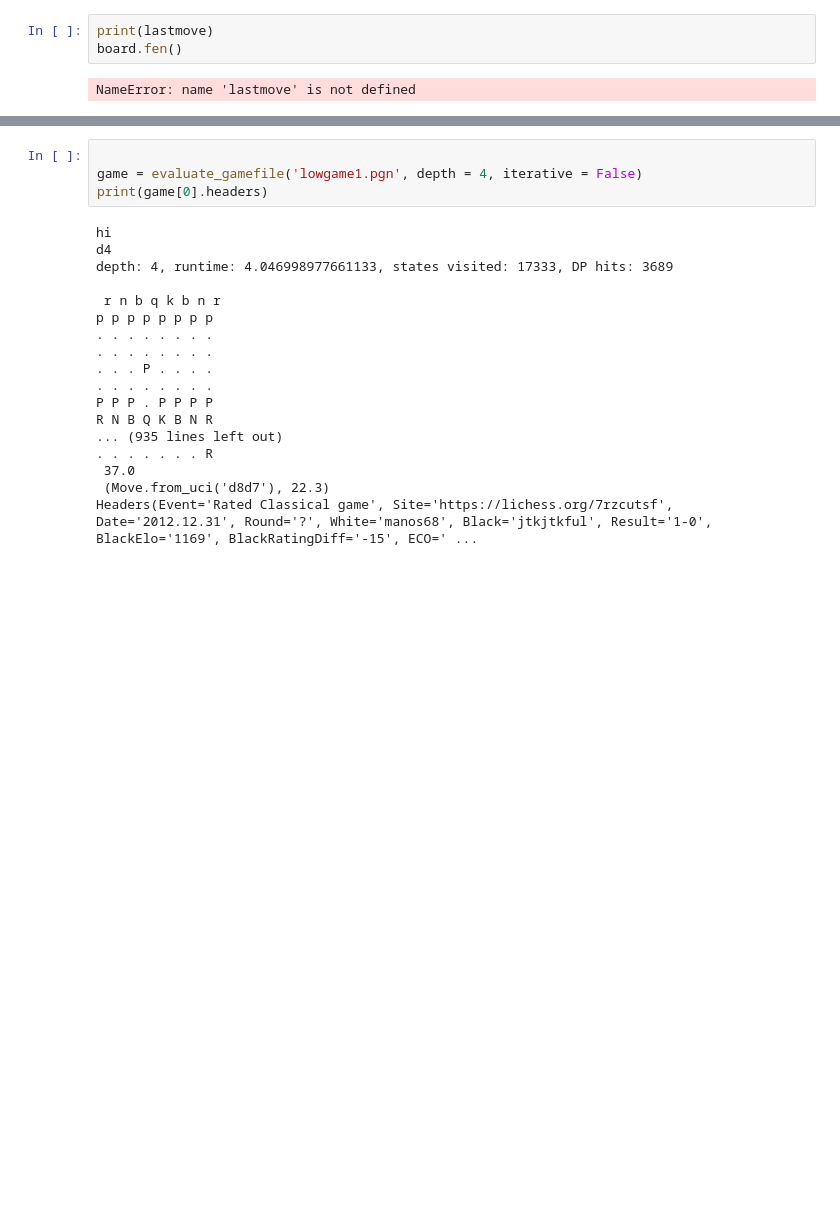
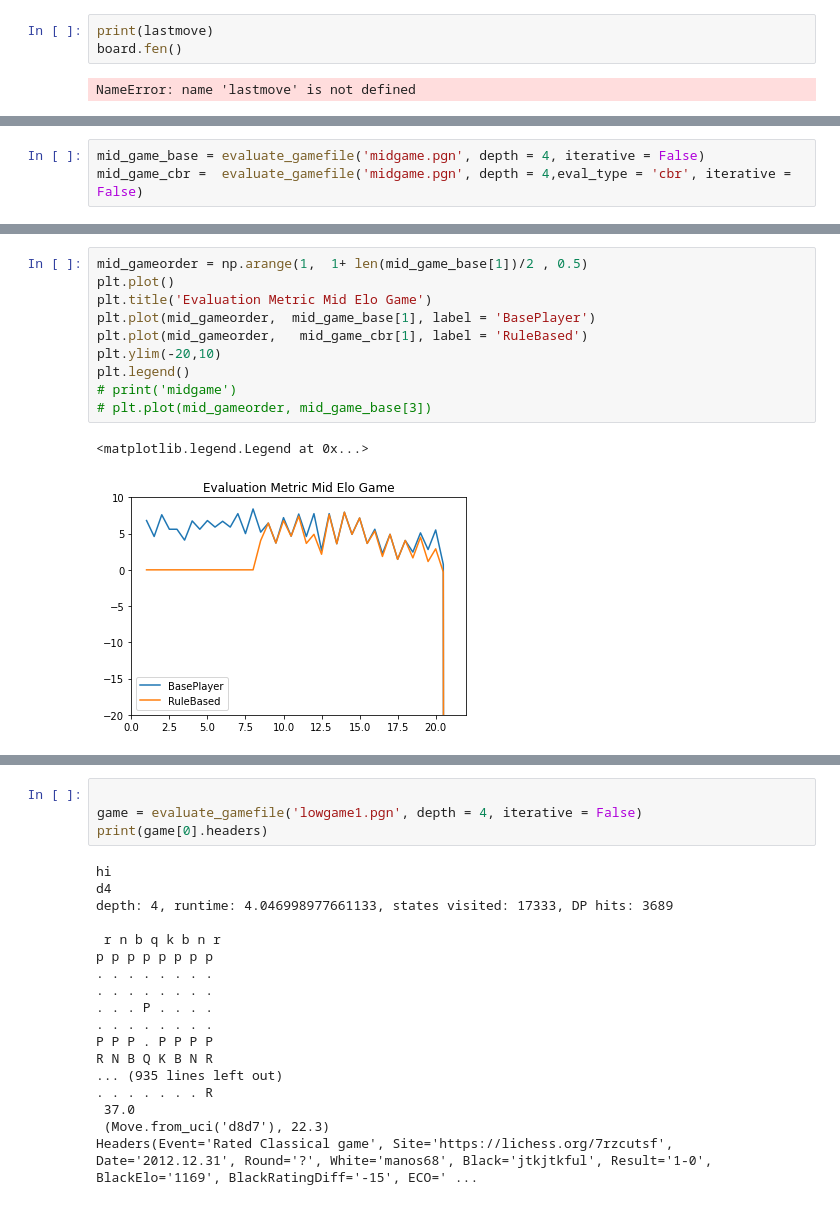
Before and after one commit to rlavelle/ChessAI, a Jupyter notebook: eval.ipynb, the cells around one changed output, grey strips where cells are left out. Saved outputs shown, nothing was run; the diff lists cells and outputs as text; blank space fills up the shorter version.

```diff
--- a/eval.ipynb
+++ b/eval.ipynb
@@ -278,0 +301,3 @@ def evaluate_gamefile(filename, eval_type = 'base',depth = 5, iterative = True):
+# %%
+mid_game_base = evaluate_gamefile('midgame.pgn', depth = 4, iterative = False)
+mid_game_cbr =  evaluate_gamefile('midgame.pgn', depth = 4,eval_type = 'cbr', iterative = False)
@@ -278,0 +363,13 @@ def evaluate_gamefile(filename, eval_type = 'base',depth = 5, iterative = True):
+# %%
+mid_gameorder = np.arange(1,  1+ len(mid_game_base[1])/2 , 0.5)
+plt.plot()
+plt.title('Evaluation Metric Mid Elo Game')
+plt.plot(mid_gameorder,  mid_game_base[1], label = 'BasePlayer')
+plt.plot(mid_gameorder,   mid_game_cbr[1], label = 'RuleBased')
+plt.ylim(-20,10)
+plt.legend()
+# print('midgame')
+# plt.plot(mid_gameorder, mid_game_base[3])
+# %% [output]
+<matplotlib.legend.Legend at 0x...>
+[figure, added]
```
Also changed, not shown: parts of 15 cells of this notebook, 19 other files.
